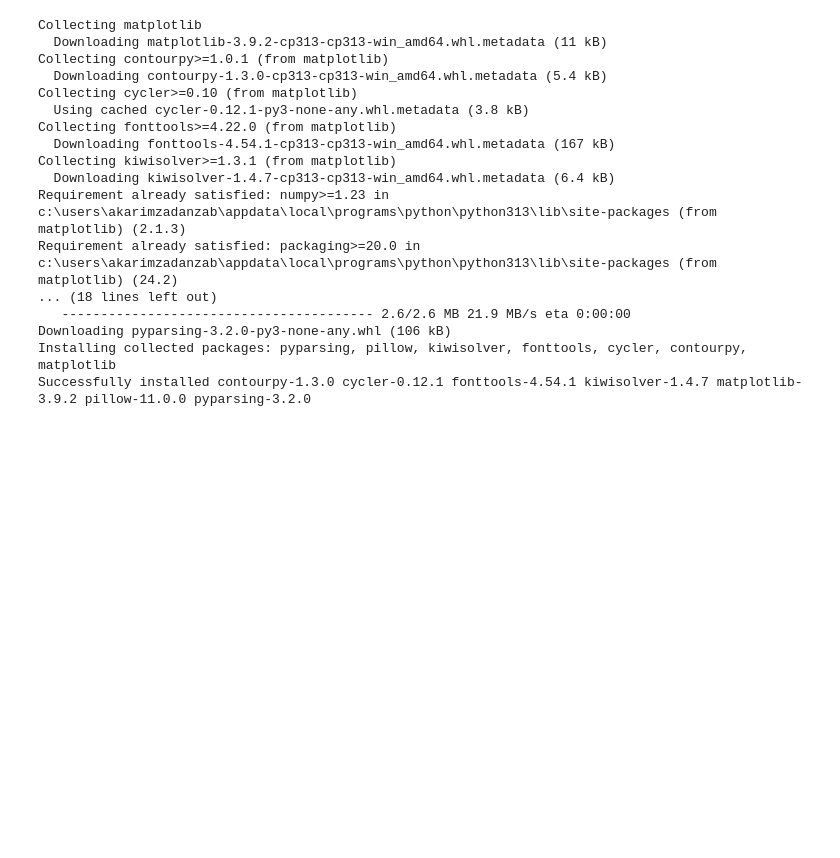
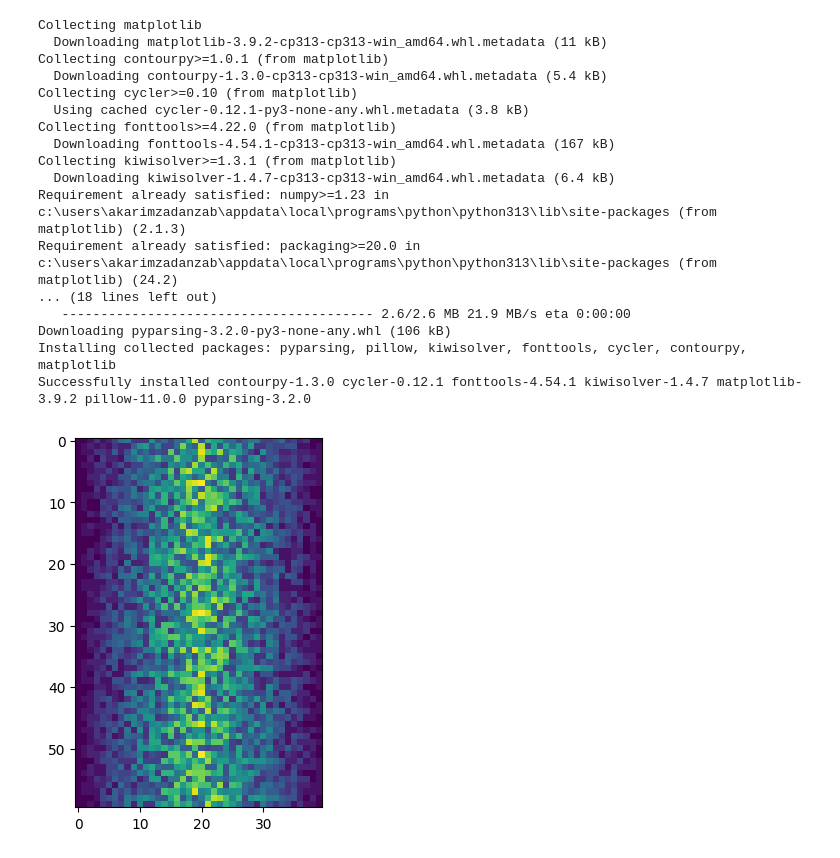
Before and after one commit to Azinkarimzad/phthon_SWC_24, a Jupyter notebook: tst.ipynb, the cells around one changed output. Cells and saved outputs as stored; diff of their text form; code cells hidden in the pictures; blank space fills up the shorter version.

```diff
--- a/tst.ipynb
+++ b/tst.ipynb
@@ -506,0 +509,4 @@ Successfully installed contourpy-1.3.0 cycler-0.12.1 fonttools-4.54.1 kiwisolver
+# %%
+image=plt.imshow(data)
+# %% [output]
+[figure, added]
```
Also changed, not shown: parts of 3 cells of this notebook.
